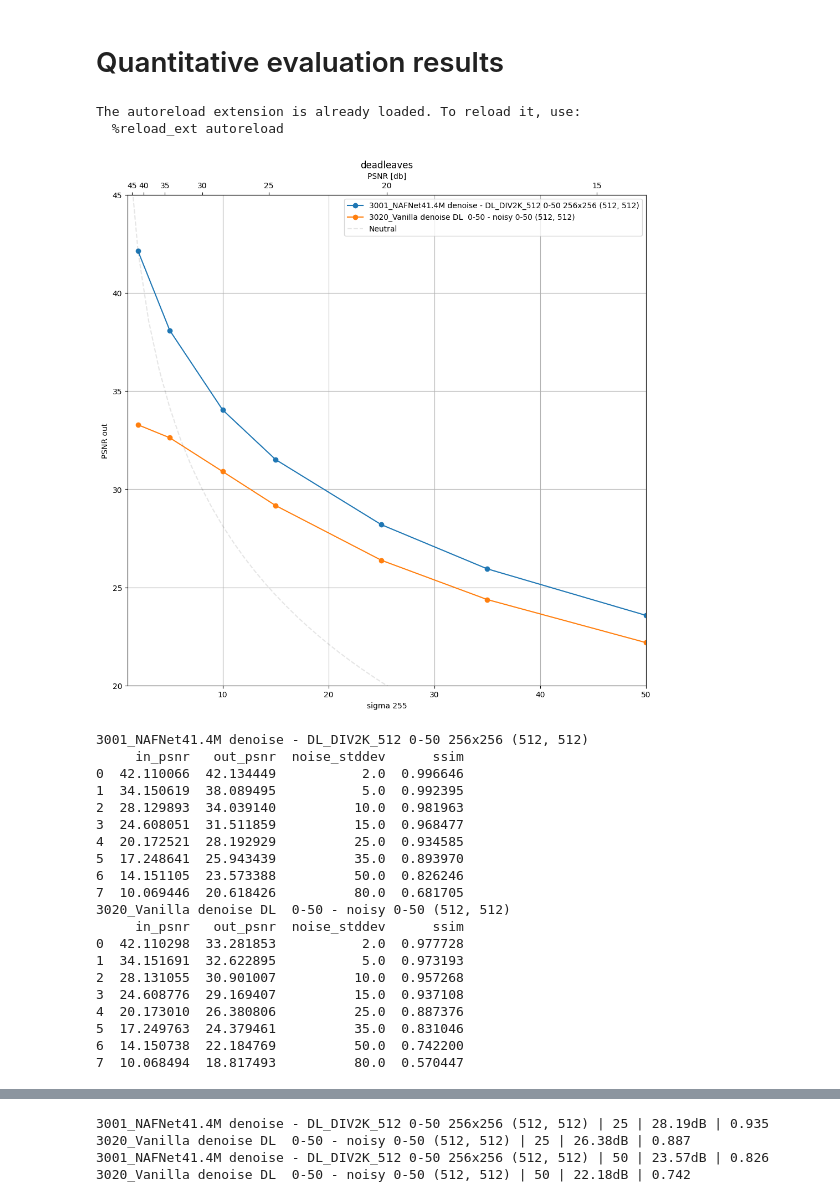
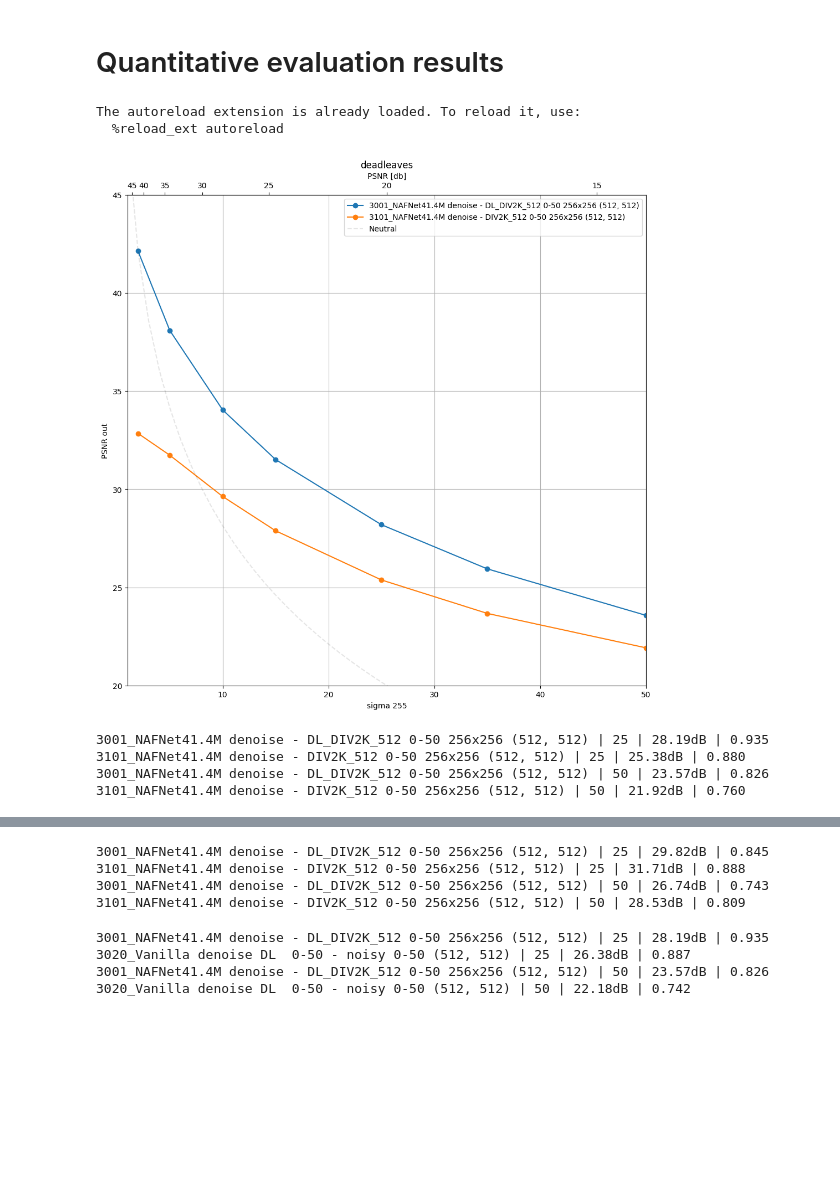
Before and after one commit to balthazarneveu/blind-deblurring-from-synthetic-data, a Jupyter notebook: scripts/quantitative_results.ipynb, the cells around one changed output, grey strips where cells are left out. Cells and saved outputs as stored; diff of their text form; code cells hidden in the pictures; blank space fills up the shorter version.

Commit message:
#32 quant results denoise

```diff
--- a/scripts/quantitative_results.ipynb
+++ b/scripts/quantitative_results.ipynb
@@ -15,6 +15,12 @@ import numpy as np
 # 3050 = NafNet41M DL_Prim
 # 3020 = Vanilla DL
 # 3120 = Vanilla Div2k
+# %%
+for dataset in [DATASET_DL_DIV2K_512]:
+    inference_path = ROOT_DIR/"__denoising_illustrations"/dataset
+    inference_path_str = str(inference_path)
+    # 3001 3101 3050 3120 3020
+    !python infer.py -e 3001 3020 -o $inference_path_str -t metrics all --size "512,512" --std-dev "25,25 50,50" -n 1 --dataset $dataset
 # %%
 # 3001 = NafNet41M DL
 # 3101 = NafNet41M Div2k
@@ -67,27 +73,31 @@ for dataset in [DATASET_DL_DIV2K_512]:
 for k, val in stats.items():
     print(k)
     print(val)
-# %% [output]
-The autoreload extension is already loaded. To reload it, use:
-  %reload_ext autoreload
-[figure, removed]
-3001_NAFNet41.4M denoise - DL_DIV2K_512 0-50 256x256 (512, 512)
-     in_psnr   out_psnr  noise_stddev      ssim
-0  42.110066  42.134449           2.0  0.996646
-1  34.150619  38.089495           5.0  0.992395
-2  28.129893  34.039140          10.0  0.981963
-3  24.608051  31.511859          15.0  0.968477
-4  20.172521  28.192929          25.0  0.934585
-5  17.248641  25.943439          35.0  0.893970
-6  14.151105  23.573388          50.0  0.826246
-7  10.069446  20.618426          80.0  0.681705
-3020_Vanilla denoise DL  0-50 - noisy 0-50 (512, 512)
-     in_psnr   out_psnr  noise_stddev      ssim
-0  42.110298  33.281853           2.0  0.977728
-1  34.151691  32.622895           5.0  0.973193
-2  28.131055  30.901007          10.0  0.957268
-3  24.608776  29.169407          15.0  0.937108
-4  20.173010  26.380806          25.0  0.887376
-5  17.249763  24.379461          35.0  0.831046
-6  14.150738  22.184769          50.0  0.742200
-7  10.068494  18.817493          80.0  0.570447
+# %%
+%load_ext autoreload
+%autoreload 2
+# 3001 = NafNet41M DL
+# 3020 = Vanilla DL
+experiment_list_compare = [
+    3001, 3101,
+]
+for dataset in [DATASET_DL_DIV2K_512, DATASET_DIV2K]:
+    inference_path = ROOT_DIR/"__quantitative_study_denoise_full_comparisons"/dataset
+    dir_inp =[(list(inference_path.glob(f"{exp:04d}_*"))[0], "*.csv") for exp in experiment_list_compare]
+    stats = plot_results(dir_inp, title=dataset.replace("_512", "").replace("_div2k", "").replace("_", " "), diff=False, ylim=(20 , 45))
+    for sigma in [25, 50]:
+        for k, val in stats.items():
+            extracted_table = val[val["noise_stddev"] == sigma]
+            print(
+                f'{k} | {sigma} | {extracted_table["out_psnr"].iloc[0]:0.2f}dB | {extracted_table["ssim"].iloc[0]:0.3f}')
+# for k, val in stats.items():
+#     print(k)
+#     print(val)
+# %% [output]
+The autoreload extension is already loaded. To reload it, use:
+  %reload_ext autoreload
+[figure, added]
+3001_NAFNet41.4M denoise - DL_DIV2K_512 0-50 256x256 (512, 512) | 25 | 28.19dB | 0.935
+3101_NAFNet41.4M denoise - DIV2K_512 0-50 256x256 (512, 512) | 25 | 25.38dB | 0.880
+3001_NAFNet41.4M denoise - DL_DIV2K_512 0-50 256x256 (512, 512) | 50 | 23.57dB | 0.826
+3101_NAFNet41.4M denoise - DIV2K_512 0-50 256x256 (512, 512) | 50 | 21.92dB | 0.760
@@ -94,3 +105,7 @@ The autoreload extension is already loaded. To reload it, use:
+3001_NAFNet41.4M denoise - DL_DIV2K_512 0-50 256x256 (512, 512) | 25 | 29.82dB | 0.845
+3101_NAFNet41.4M denoise - DIV2K_512 0-50 256x256 (512, 512) | 25 | 31.71dB | 0.888
+3001_NAFNet41.4M denoise - DL_DIV2K_512 0-50 256x256 (512, 512) | 50 | 26.74dB | 0.743
+3101_NAFNet41.4M denoise - DIV2K_512 0-50 256x256 (512, 512) | 50 | 28.53dB | 0.809
 # %%
 for sigma in [25, 50]:
     for k, val in stats.items():
```
Also changed, not shown: parts of 1 cell of this notebook.
